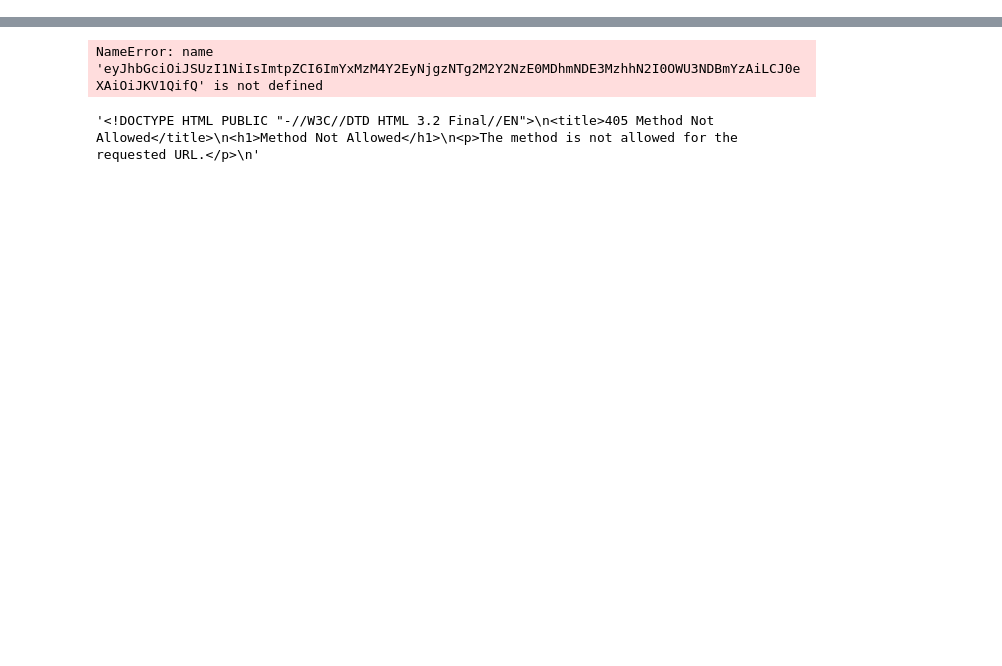
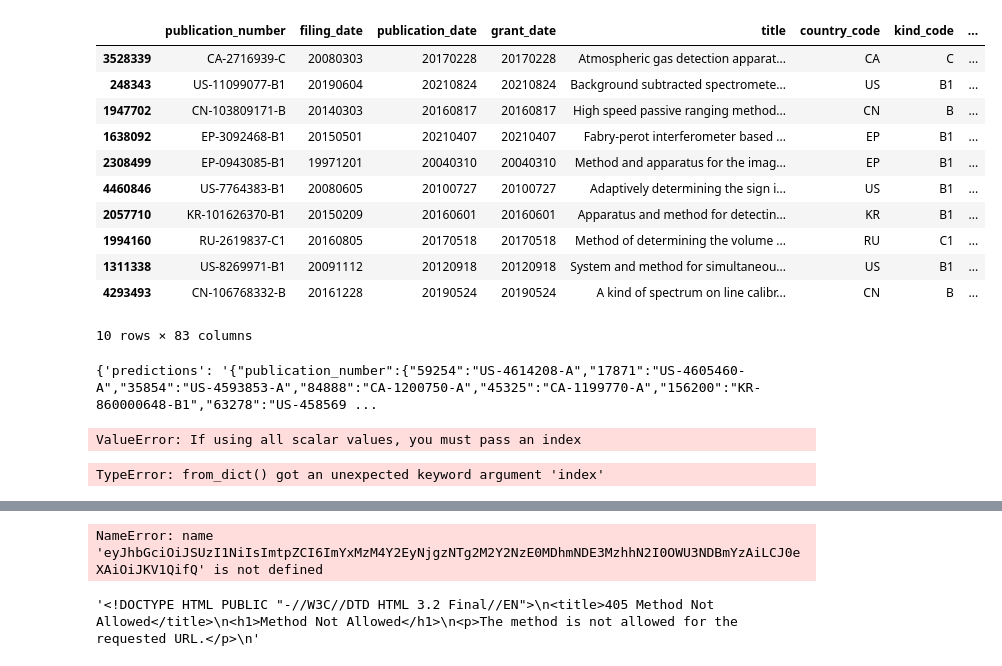
Before and after one commit to mlawson00/mal-patent-tool, a Jupyter notebook: mlflow/mlflow_test.ipynb, the cells around one changed output, grey strips where cells are left out. Saved outputs shown, nothing was run; the diff lists cells and outputs as text; code cells hidden in the pictures; blank space fills up the shorter version.

```diff
--- a/mlflow/mlflow_test.ipynb
+++ b/mlflow/mlflow_test.ipynb
@@ -38,0 +59,26 @@ id_token
+# %%
+out = requests.post('https://test-image-6wcv5jbs7a-nw.a.run.app/predict', json={"embedding": json.loads(est.text)['raw_emb'][0],
+                                                                                'k':10,
+                                                                                'use_custom_embeddings':False,
+                                                                                'n':3,
+                                                                                'query':'all',
+                                                                                'with_v1':True})
+# %%
+pd.read_json(json.loads(out.text)['predictions'])
+# %% [output]
+|  | publication_number | filing_date | publication_date | grant_date | title | country_code | kind_code | ... |
+| 3528339 | CA-2716939-C | 20080303 | 20170228 | 20170228 | Atmospheric gas detection apparat... | CA | C | ... |
+| 248343 | US-11099077-B1 | 20190604 | 20210824 | 20210824 | Background subtracted spectromete... | US | B1 | ... |
+| 1947702 | CN-103809171-B | 20140303 | 20160817 | 20160817 | High speed passive ranging method... | CN | B | ... |
+| 1638092 | EP-3092468-B1 | 20150501 | 20210407 | 20210407 | Fabry-perot interferometer based ... | EP | B1 | ... |
+| 2308499 | EP-0943085-B1 | 19971201 | 20040310 | 20040310 | Method and apparatus for the imag... | EP | B1 | ... |
+| 4460846 | US-7764383-B1 | 20080605 | 20100727 | 20100727 | Adaptively determining the sign i... | US | B1 | ... |
+| 2057710 | KR-101626370-B1 | 20150209 | 20160601 | 20160601 | Apparatus and method for detectin... | KR | B1 | ... |
+| 1994160 | RU-2619837-C1 | 20160805 | 20170518 | 20170518 | Method of determining the volume ... | RU | C1 | ... |
+| 1311338 | US-8269971-B1 | 20091112 | 20120918 | 20120918 | System and method for simultaneou... | US | B1 | ... |
+| 4293493 | CN-106768332-B | 20161228 | 20190524 | 20190524 | A kind of spectrum on line calibr... | CN | B | ... |
+10 rows × 83 columns
+# %%
+json.loads(out.text)
+# %% [output]
+{'predictions': '{"publication_number":{"59254":"US-4614208-A","17871":"US-4605460-A","35854":"US-4593853-A","84888":"CA-1200750-A","45325":"CA-1199770-A","156200":"KR-860000648-B1","63278":"US-458569 ...
@@ -38,0 +87,8 @@ id_token
+# %%
+pd.DataFrame(json.loads(out.text))
+# %% [output]
+ValueError: If using all scalar values, you must pass an index
+# %%
+pd.DataFrame.from_dict(json.loads(out.text),index='publication_number')
+# %% [output]
+TypeError: from_dict() got an unexpected keyword argument 'index'
```
Also changed, not shown: parts of 71 cells of this notebook.
